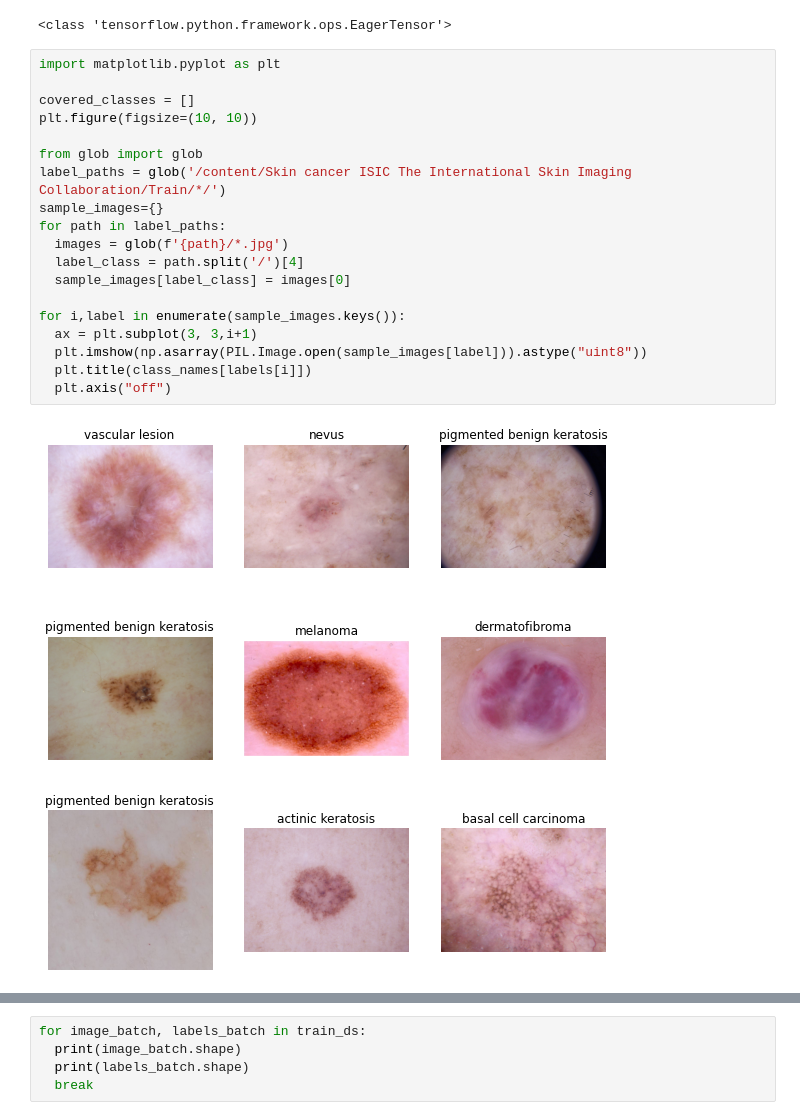
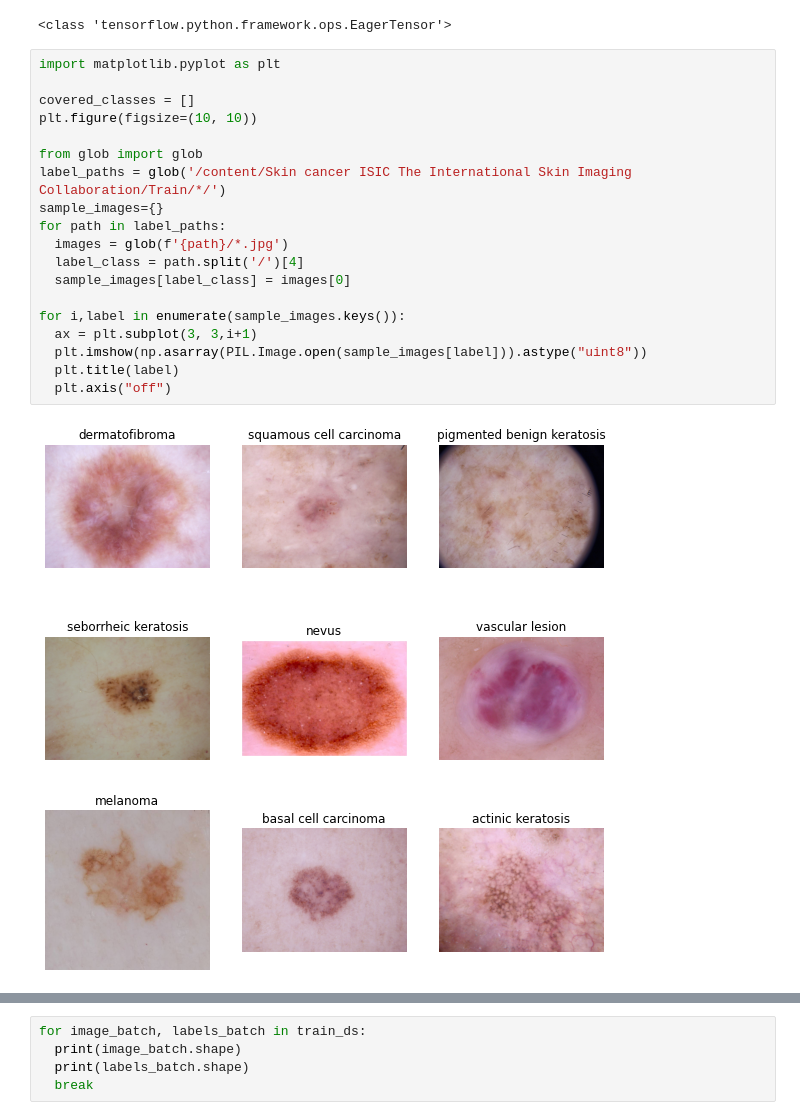
Before and after one commit to Vishu-Gupta/MLProjects, a Jupyter notebook: 03 Deep Learning/01 Melanoma_Detection/01 CNN_Based_Model.ipynb, the cells around one changed output, grey strips where cells are left out. Cells and saved outputs as stored; diff of their text form.

Commit message:
Corrected the initial visualization

```diff
--- a/03 Deep Learning/01 Melanoma_Detection/01 CNN_Based_Model.ipynb
+++ b/03 Deep Learning/01 Melanoma_Detection/01 CNN_Based_Model.ipynb
@@ -187,21 +187,21 @@ for images,labels in train_ds.take(1):
 # %%
 import matplotlib.pyplot as plt
 
 covered_classes = []
 plt.figure(figsize=(10, 10))
 
 from glob import glob
 label_paths = glob('/content/Skin cancer ISIC The International Skin Imaging Collaboration/Train/*/')
 sample_images={}
 for path in label_paths:
   images = glob(f'{path}/*.jpg')
   label_class = path.split('/')[4]
   sample_images[label_class] = images[0]
 
 for i,label in enumerate(sample_images.keys()):
   ax = plt.subplot(3, 3,i+1)
   plt.imshow(np.asarray(PIL.Image.open(sample_images[label])).astype("uint8"))
-  plt.title(class_names[labels[i]])
+  plt.title(label)
   plt.axis("off")
 # %% [output]
-[figure, old version]
+[figure, new version]
```
Also changed, not shown: parts of 2 cells of this notebook.
